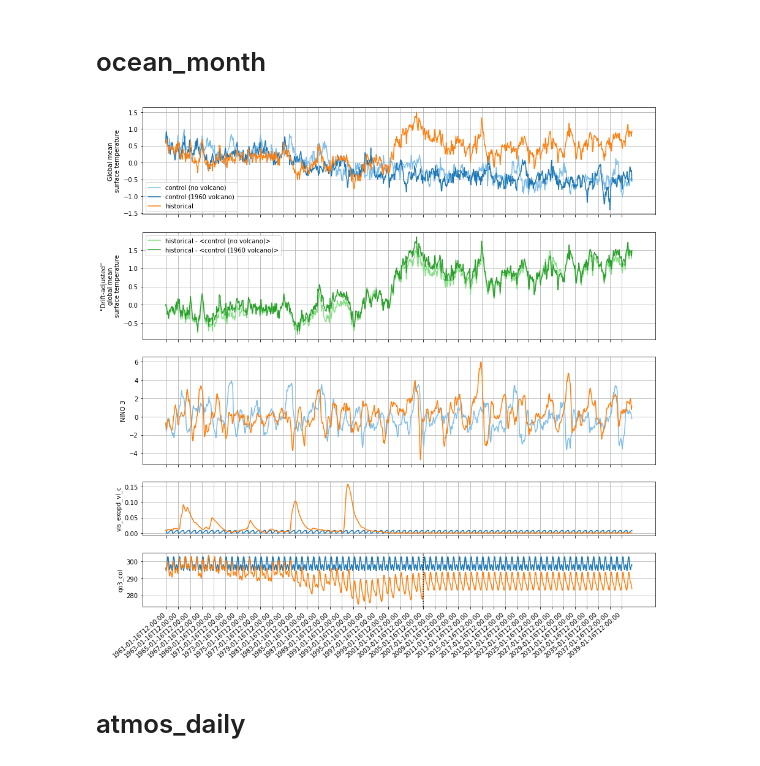
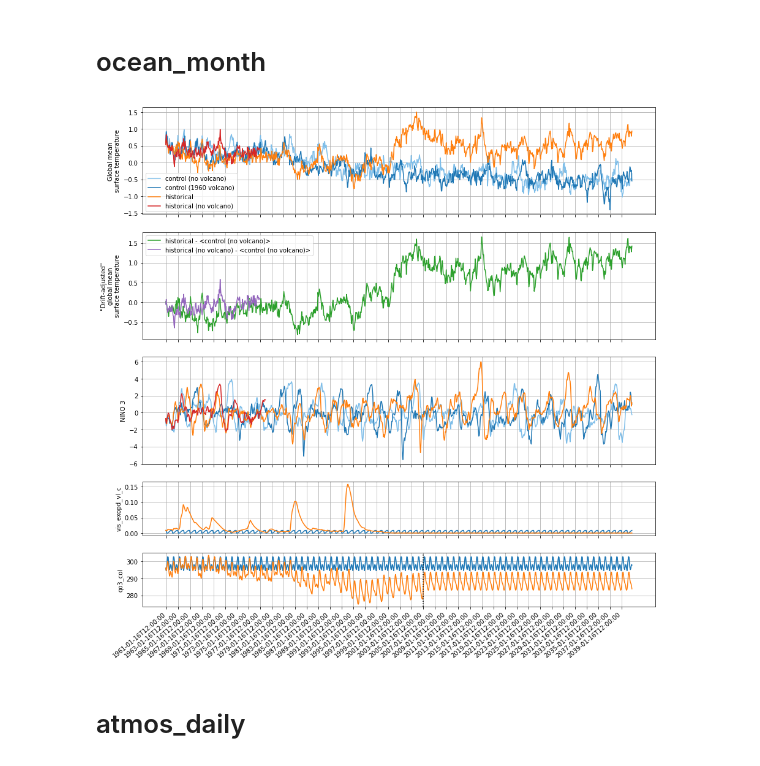
Before and after one commit to dougiesquire/cm-historical, a Jupyter notebook: notebooks/hist_mem001.ipynb, the cells around one changed output. Cells and saved outputs as stored; diff of their text form; code cells hidden in the pictures.

```diff
--- a/notebooks/hist_mem001.ipynb
+++ b/notebooks/hist_mem001.ipynb
@@ -94,6 +106,9 @@ forcing_path = '/scratch/ux06/ds0092/CAFE/historical/WIP/c5-d60-pX-hist-19601101
 # %%
 hist_files = sorted(glob.glob(f'{hist_path}atmos_month_*.nc'))
 hist_atmos_month = xr.open_mfdataset(hist_files)
+
+hist_nvol_files = sorted(glob.glob(f'{hist_nvol_path}atmos_month_*.nc'))
+hist_nvol_atmos_month = xr.open_mfdataset(hist_nvol_files)
 
 ctrl_files = sorted(glob.glob(f'{ctrl_path}atmos_month_*.nc'))
 ctrl_atmos_month = xr.open_mfdataset(ctrl_files)
@@ -109,6 +124,7 @@ variable_long_name = ctrl_nvol_atmos_month[variable].attrs['long_name']
 ctrl_atmos_month_gbl = ctrl_atmos_month[variable].weighted(area).mean(['lat','lon'])
 ctrl_atmos_month_nvol_gbl = ctrl_nvol_atmos_month[variable].weighted(area).mean(['lat','lon'])
 hist_atmos_month_gbl = hist_atmos_month[variable].weighted(area).mean(['lat','lon'])
+hist_atmos_month_nvol_gbl = hist_nvol_atmos_month[variable].weighted(area).mean(['lat','lon'])
 
 clim_period = slice('1980','1999')
 clim =  ctrl_atmos_month_nvol_gbl.sel(time=clim_period).groupby('time.month').mean('time')
@@ -116,6 +132,7 @@ clim =  ctrl_atmos_month_nvol_gbl.sel(time=clim_period).groupby('time.month').me
 ctrl_atmos_month_gbl_anom = ctrl_atmos_month_gbl.groupby('time.month') - clim
 ctrl_atmos_month_nvol_gbl_anom = ctrl_atmos_month_nvol_gbl.groupby('time.month') - clim
 hist_atmos_month_gbl_anom = hist_atmos_month_gbl.groupby('time.month') - clim
+hist_atmos_month_nvol_gbl_anom = hist_atmos_month_nvol_gbl.groupby('time.month') - clim
 # %%
 hist_gbl_vol_forcing = hist_atmos_month['vis_exopd_vl_c'].weighted(area).mean(['lat','lon'])
 ctrl_gbl_vol_forcing = ctrl_atmos_month['vis_exopd_vl_c'].weighted(area).mean(['lat','lon'])
@@ -132,6 +152,12 @@ ctrl_nvol_path = '/scratch/ux06/ds0092/CAFE/historical/WIP/progress_check/ctrl-n
 hist_files = sorted(glob.glob(f'{hist_path}ocean_month_*.nc'))
 hist_ocean_month = xr.open_mfdataset(hist_files)
 
+hist_nvol_files = sorted(glob.glob(f'{hist_nvol_path}ocean_month_*.nc'))
+hist_nvol_ocean_month = xr.open_mfdataset(hist_nvol_files)
+
+ctrl_files = sorted(glob.glob(f'{ctrl_path}ocean_month_*.nc'))
+ctrl_ocean_month = xr.open_mfdataset(ctrl_files)
+
 ctrl_nvol_files = sorted(glob.glob(f'{ctrl_nvol_path}ocean_month_*.nc'))
 ctrl_nvol_ocean_month = xr.open_mfdataset(ctrl_nvol_files)
 # %%
@@ -163,11 +189,15 @@ def nino(sst_anom, index, wrap_lons=True, lat_name='yt_ocean', lon_name='xt_ocea
 clim_period = slice('1980','1999')
 clim =  ctrl_nvol_ocean_month['sst'].sel(time=clim_period).groupby('time.month').mean('time')
 
+ctrl_sst = ctrl_ocean_month['sst'].groupby('time.month') - clim
 ctrl_nvol_sst = ctrl_nvol_ocean_month['sst'].groupby('time.month') - clim
 hist_sst = hist_ocean_month['sst'].groupby('time.month') - clim
+hist_nvol_sst = hist_nvol_ocean_month['sst'].groupby('time.month') - clim
 
+ctrl_nino3 = nino(ctrl_sst, index='3')
 ctrl_nvol_nino3 = nino(ctrl_nvol_sst, index='3')
 hist_nino3 = nino(hist_sst, index='3')
+hist_nvol_nino3 = nino(hist_nvol_sst, index='3')
 # %%
 from matplotlib.ticker import FormatStrFormatter
 
@@ -181,6 +211,8 @@ ax0.plot([np.datetime64(t.strftime()) for t in ctrl_atmos_month_gbl_anom.time.va
          ctrl_atmos_month_gbl_anom, label='control (1960 volcano)', color='C0', linestyle='-')
 ax0.plot([np.datetime64(t.strftime()) for t in hist_atmos_month_gbl_anom.time.values],
          hist_atmos_month_gbl_anom, label='historical', color='C1')
+ax0.plot([np.datetime64(t.strftime()) for t in hist_atmos_month_nvol_gbl_anom.time.values],
+         hist_atmos_month_nvol_gbl_anom, label='historical (no volcano)', color='C3')
 
 ax0.legend()
 ax0.set_ylabel(f'Global mean\n{variable_long_name}');
@@ -194,10 +226,10 @@ ctrl_atmos_month_nvol_gbl_anom_smooth = ctrl_atmos_month_nvol_gbl_anom.rolling(t
 ctrl_atmos_month_gbl_anom_smooth = ctrl_atmos_month_gbl_anom.rolling(time=72, min_periods=1).mean('time')
 ax1.plot([np.datetime64(t.strftime()) for t in (hist_atmos_month_gbl_anom-ctrl_atmos_month_nvol_gbl_anom_smooth).time.values],
          hist_atmos_month_gbl_anom-ctrl_atmos_month_nvol_gbl_anom_smooth,
-         label='historical - <control (no volcano)>', color=lighten('C2'))
-ax1.plot([np.datetime64(t.strftime()) for t in (hist_atmos_month_gbl_anom-ctrl_atmos_month_gbl_anom_smooth).time.values],
-         hist_atmos_month_gbl_anom-ctrl_atmos_month_gbl_anom_smooth,
-         label='historical - <control (1960 volcano)>', color='C2')
+         label='historical - <control (no volcano)>', color='C2')
+ax1.plot([np.datetime64(t.strftime()) for t in (hist_atmos_month_nvol_gbl_anom-ctrl_atmos_month_nvol_gbl_anom_smooth).time.values],
+         hist_atmos_month_nvol_gbl_anom-ctrl_atmos_month_nvol_gbl_anom_smooth,
+         label='historical (no volcano) - <control (no volcano)>', color='C4')
 ax1.legend()
 ax1.set_ylabel(f'"Drift-adjusted"\nglobal mean\n{variable_long_name}');
 ax1.grid()
@@ -207,8 +239,12 @@ ax1.set_xlim(xlims);
 
 ax2.plot([np.datetime64(t.strftime()) for t in ctrl_nvol_nino3.time.values],
          ctrl_nvol_nino3, label='control (no volcano)', color=lighten('C0'), linestyle='-')
+ax2.plot([np.datetime64(t.strftime()) for t in ctrl_nino3.time.values],
+         ctrl_nino3, label='control (1960 volcano)', color='C0', linestyle='-')
 ax2.plot([np.datetime64(t.strftime()) for t in hist_nino3.time.values],
          hist_nino3, label='historical', color='C1')
+ax2.plot([np.datetime64(t.strftime()) for t in hist_nvol_nino3.time.values],
+         hist_nvol_nino3, label='historical (no volcano)', color='C3')
 # ax2.plot([np.datetime64(t.strftime()) for t in hist_nino34.time.values],
 #          hist_nino34, label='historical Nino 3.4', color='C4')
 # ax2.plot([np.datetime64(t.strftime()) for t in hist_nino4.time.values],
@@ -227,34 +263,34 @@ ax3.plot([np.datetime64(t.strftime()) for t in ctrl_gbl_vol_forcing.time.values]
          ctrl_gbl_vol_forcing,
          color='C0', label='control (1960 volcano)')
 ax3.plot([np.datetime64(t.strftime()) for t in hist_gbl_vol_forcing.time.values],
          hist_gbl_vol_forcing,
          color='C1',label='historical')
 # ax3.legend()
 ax3.grid()
 ax3.set_xticks(xticks)
 ax3.set_xticklabels([]);
 ax3.set_ylabel('vis_exopd_vl_c');
 ax3.set_xlim(xlims);
 
 # ctrl_nvol_gbl_qo3_forcing.plot(ax=ax1, color=lighten('C0'))
 ax4.plot([np.datetime64(t.strftime()) for t in ctrl_nvol_gbl_qo3_forcing.time.values],
          ctrl_nvol_gbl_qo3_forcing, color=lighten('C0'), label='control (no volcano)')
 ax4.plot([np.datetime64(t.strftime()) for t in ctrl_gbl_qo3_forcing.time.values],
          ctrl_gbl_qo3_forcing, color='C0', label='control (1960 volcano)')
 ax4.plot([np.datetime64(t.strftime()) for t in hist_gbl_qo3_forcing.time.values],
          hist_gbl_qo3_forcing, color='C1',label='historical')
 
 ylims = ax4.get_ylim()
 ax4.plot([np.datetime64('2005-01-01'), np.datetime64('2005-01-01')],
          ylims, 'k:')
 ax4.grid()
 ax4.set_ylim(ylims)
 ax4.set_xticks(xticks)
 ax4.set_xticklabels(xticks, rotation=40, ha='right');
 ax4.set_ylabel('qo3_col');
 ax4.set_xlim(xlims);
 # %% [output]
-[figure, old version]
+[figure, new version]
 # %% [markdown]
 # atmos_daily
 # %%
```
Also changed, not shown: parts of 7 cells of this notebook.
